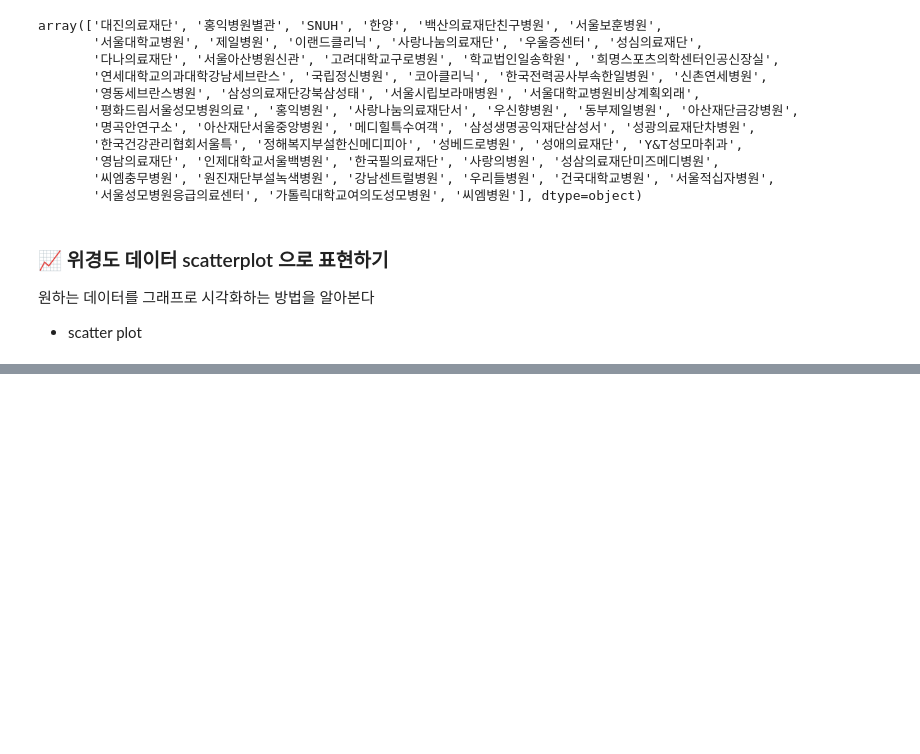
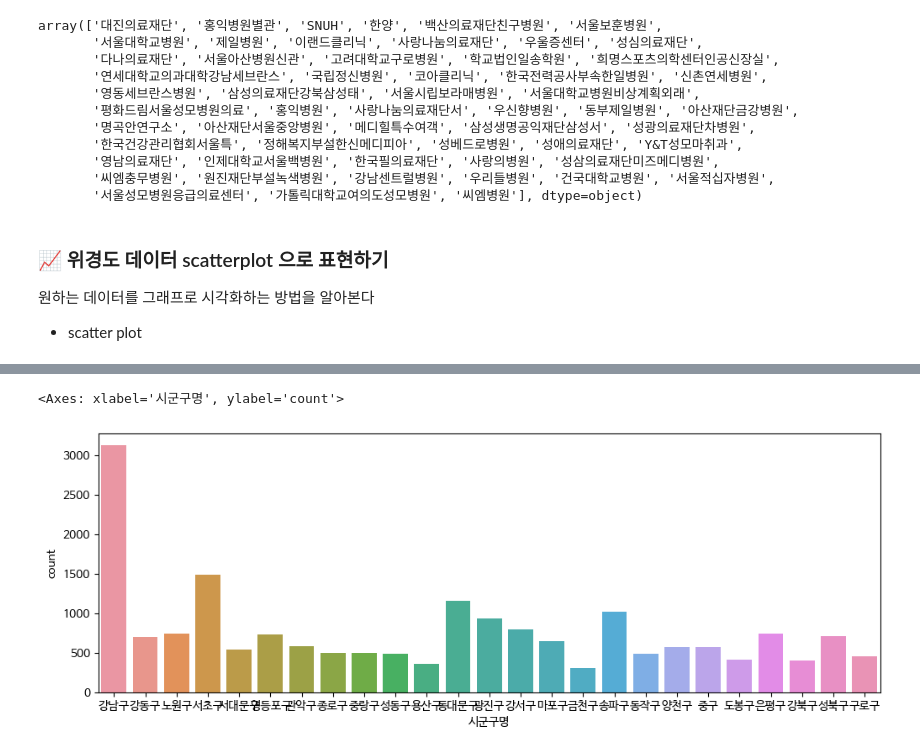
Before and after one commit to wldud01/BoostCourse-DataScience, a Jupyter notebook: Course2_Analysis_Seoul_hospital.ipynb, the cells around one changed output, grey strips where cells are left out. Saved outputs shown, nothing was run; the diff lists cells and outputs as text; code cells hidden in the pictures; blank space fills up the shorter version.

```diff
--- a/Course2_Analysis_Seoul_hospital.ipynb
+++ b/Course2_Analysis_Seoul_hospital.ipynb
@@ -723,0 +750,6 @@ array(['대진의료재단', '홍익병원별관', 'SNUH', '한양', '백산의
+# %%
+plt.figure(figsize = (12,4))
+sns.countplot(data=df_seoul,x = "시군구명")
+# %% [output]
+<Axes: xlabel='시군구명', ylabel='count'>
+[figure, added]
```
Also changed, not shown: parts of 19 cells of this notebook.
